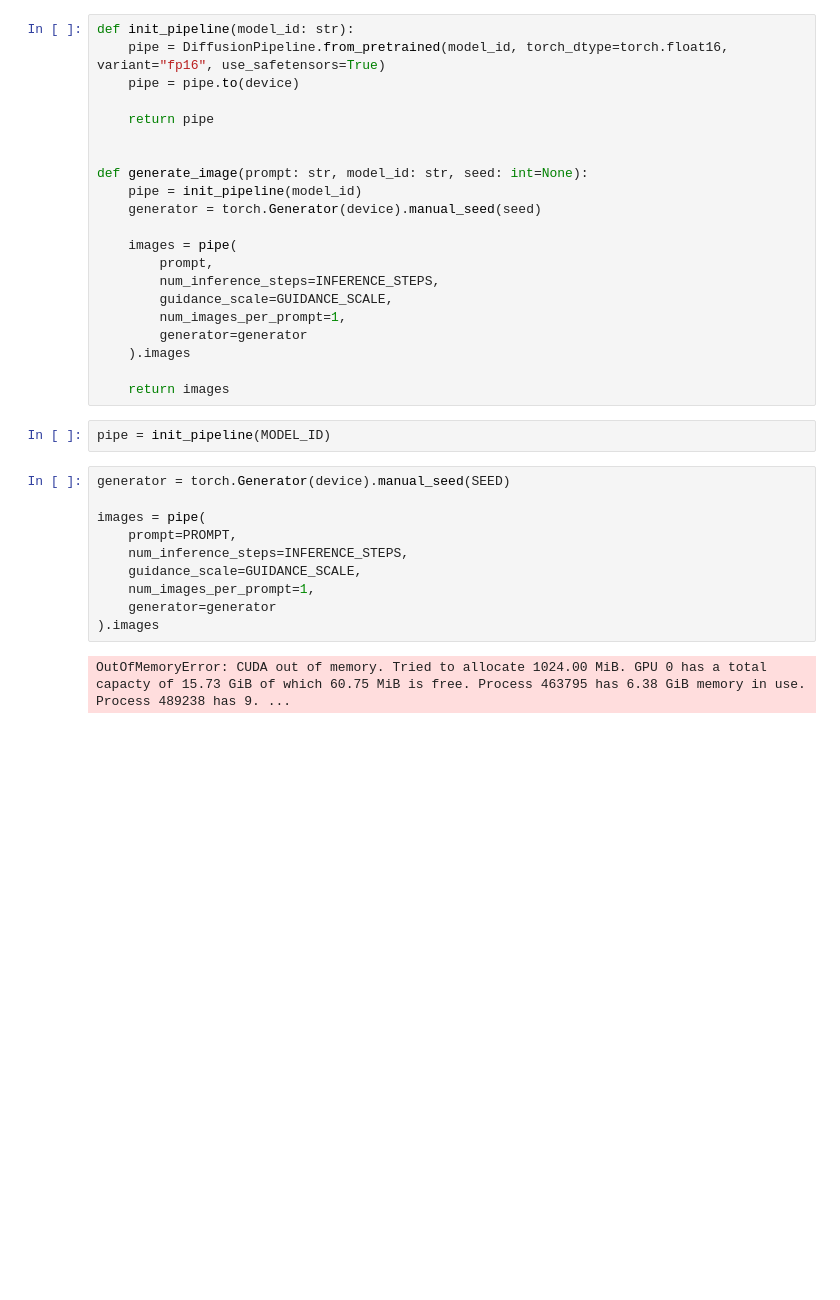
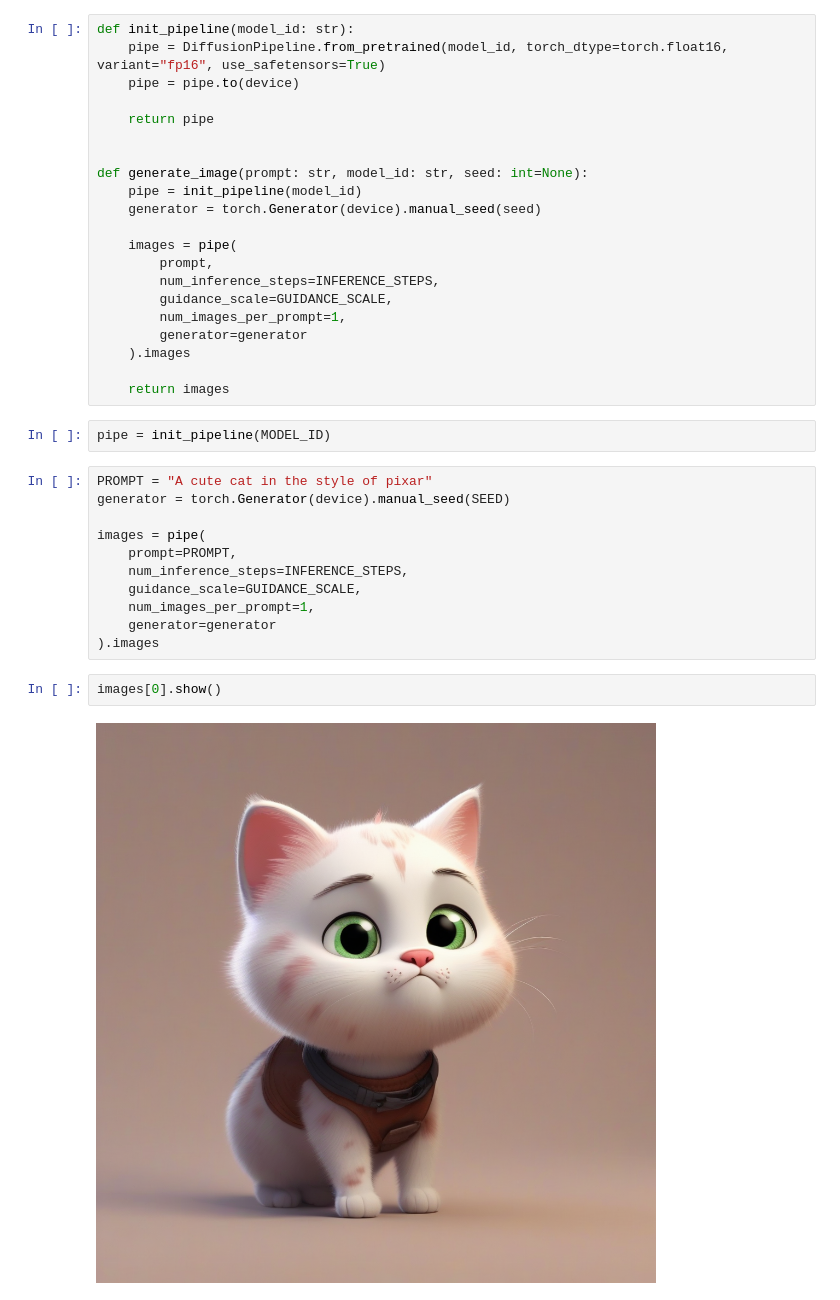
Before and after one commit to matteopilotto/stable-diffusions, a Jupyter notebook: sd_xl.ipynb, the cells around one changed output. Cells and saved outputs as stored; diff of their text form; blank space fills up the shorter version.

```diff
--- a/sd_xl.ipynb
+++ b/sd_xl.ipynb
@@ -44,6 +43,7 @@ def generate_image(prompt: str, model_id: str, seed: int=None):
 # %%
 pipe = init_pipeline(MODEL_ID)
 # %%
+PROMPT = "A cute cat in the style of pixar"
 generator = torch.Generator(device).manual_seed(SEED)
 
 images = pipe(
@@ -53,5 +53,7 @@ images = pipe(
     num_images_per_prompt=1,
     generator=generator
 ).images
-# %% [output]
-OutOfMemoryError: CUDA out of memory. Tried to allocate 1024.00 MiB. GPU 0 has a total capacty of 15.73 GiB of which 60.75 MiB is free. Process 463795 has 6.38 GiB memory in use. Process 489238 has 9. ...
+# %%
+images[0].show()
+# %% [output]
+[figure, added]
```
Also changed, not shown: parts of 1 cell of this notebook, 1 other file.
